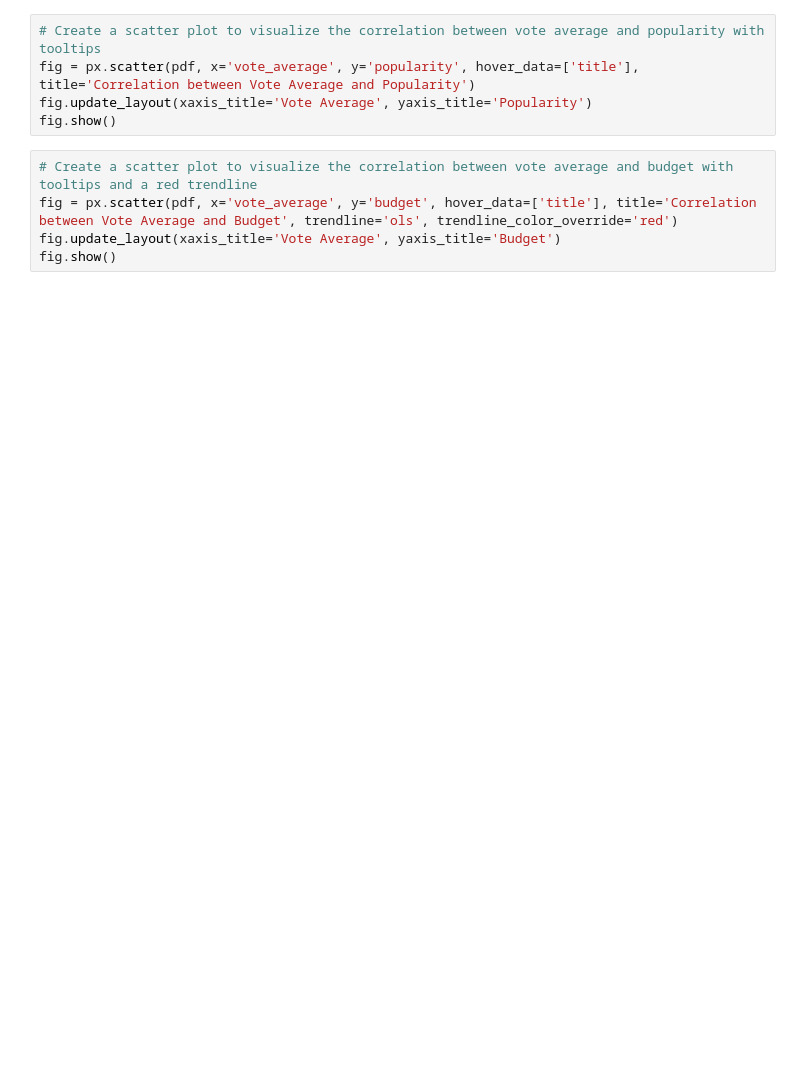
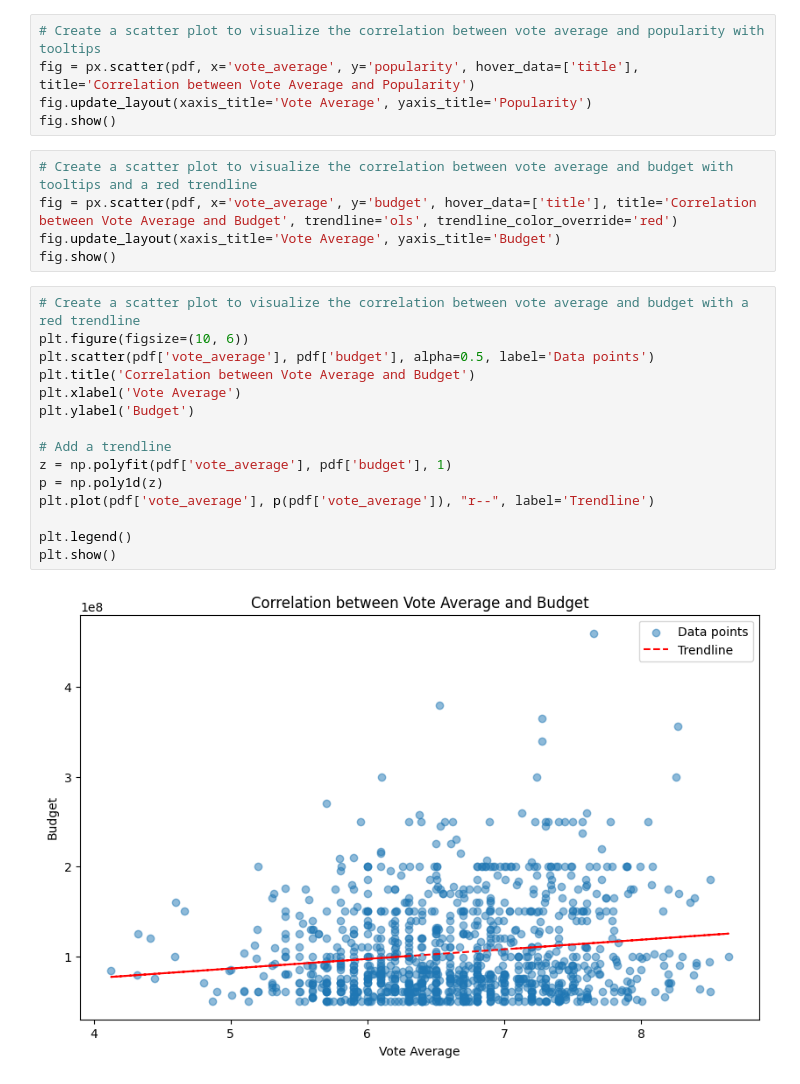
Before and after one commit to GeekSheikh/dbx_demo_cicd, a Jupyter notebook: simple_validation/df_check.ipynb, the cells around one changed output. Drawn from its saved outputs; the diff is of its cells as text; blank space fills up the shorter version.

```diff
--- a/simple_validation/df_check.ipynb
+++ b/simple_validation/df_check.ipynb
@@ -83,3 +94,20 @@ fig.show()
 fig = px.scatter(pdf, x='vote_average', y='budget', hover_data=['title'], title='Correlation between Vote Average and Budget', trendline='ols', trendline_color_override='red')
 fig.update_layout(xaxis_title='Vote Average', yaxis_title='Budget')
 fig.show()
+# %%
+# Create a scatter plot to visualize the correlation between vote average and budget with a red trendline
+plt.figure(figsize=(10, 6))
+plt.scatter(pdf['vote_average'], pdf['budget'], alpha=0.5, label='Data points')
+plt.title('Correlation between Vote Average and Budget')
+plt.xlabel('Vote Average')
+plt.ylabel('Budget')
+
+# Add a trendline
+z = np.polyfit(pdf['vote_average'], pdf['budget'], 1)
+p = np.poly1d(z)
+plt.plot(pdf['vote_average'], p(pdf['vote_average']), "r--", label='Trendline')
+
+plt.legend()
+plt.show()
+# %% [output]
+[figure, added]
```
Also changed, not shown: parts of 9 cells of this notebook, 3 other files.
